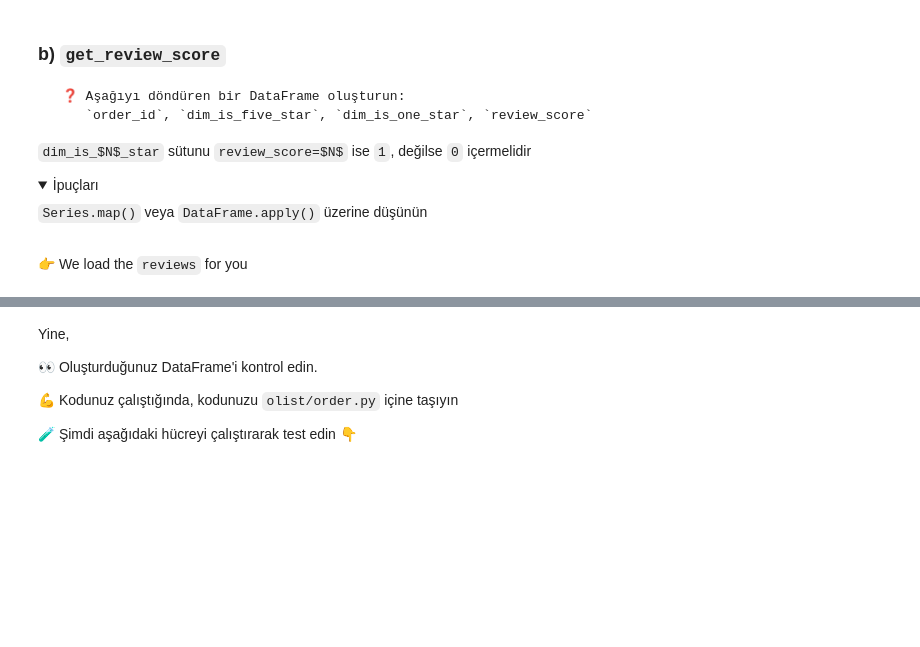
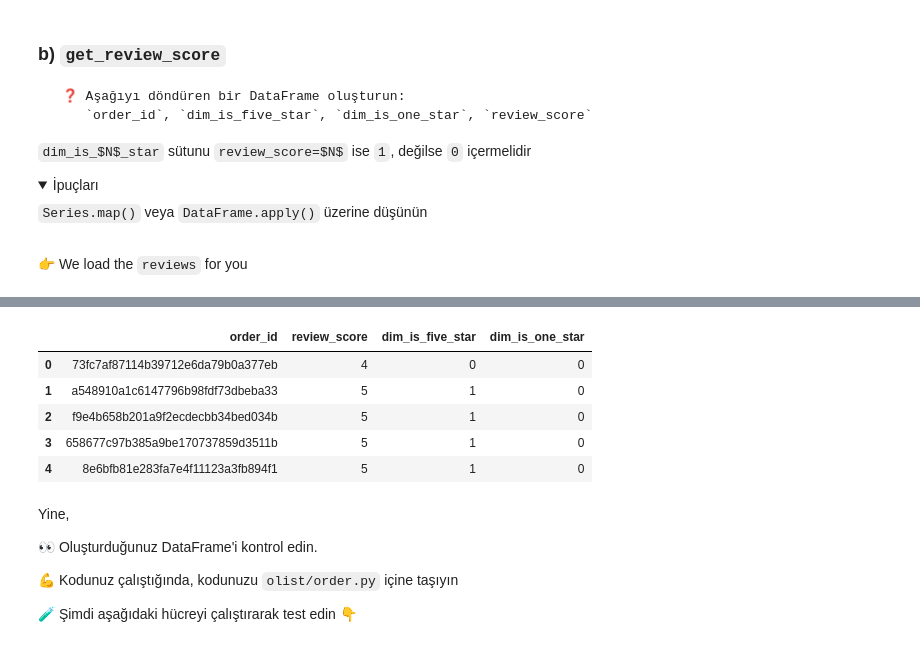
Before and after one commit to buseozgur/data-orders, a Jupyter notebook: orders.ipynb, the cells around one changed output, grey strips where cells are left out. Drawn from its saved outputs; the diff is of its cells as text; code cells hidden in the pictures; folded sections open; blank space fills up the shorter version.

Commit message:
notebook(order): build and test review_score feature engineering

```diff
--- a/orders.ipynb
+++ b/orders.ipynb
@@ -242,3 +254,16 @@ reviews
+# %%
+# Create review_score DataFrame
+review_score = reviews[["order_id", "review_score"]].copy()
+review_score["dim_is_five_star"] = np.where(review_score["review_score"]==5,1,0)
+review_score["dim_is_one_star"] = np.where(review_score["review_score"]==1,1,0)
+review_score.head()
+# %% [output]
+|  | order_id | review_score | dim_is_five_star | dim_is_one_star |
+| 0 | 73fc7af87114b39712e6da79b0a377eb | 4 | 0 | 0 |
+| 1 | a548910a1c6147796b98fdf73dbeba33 | 5 | 1 | 0 |
+| 2 | f9e4b658b201a9f2ecdecbb34bed034b | 5 | 1 | 0 |
+| 3 | 658677c97b385a9be170737859d3511b | 5 | 1 | 0 |
+| 4 | 8e6bfb81e283fa7e4f11123a3fb894f1 | 5 | 1 | 0 |
 # %% [markdown]
 Yine,
 
```
Also changed, not shown: parts of 3 cells of this notebook.
